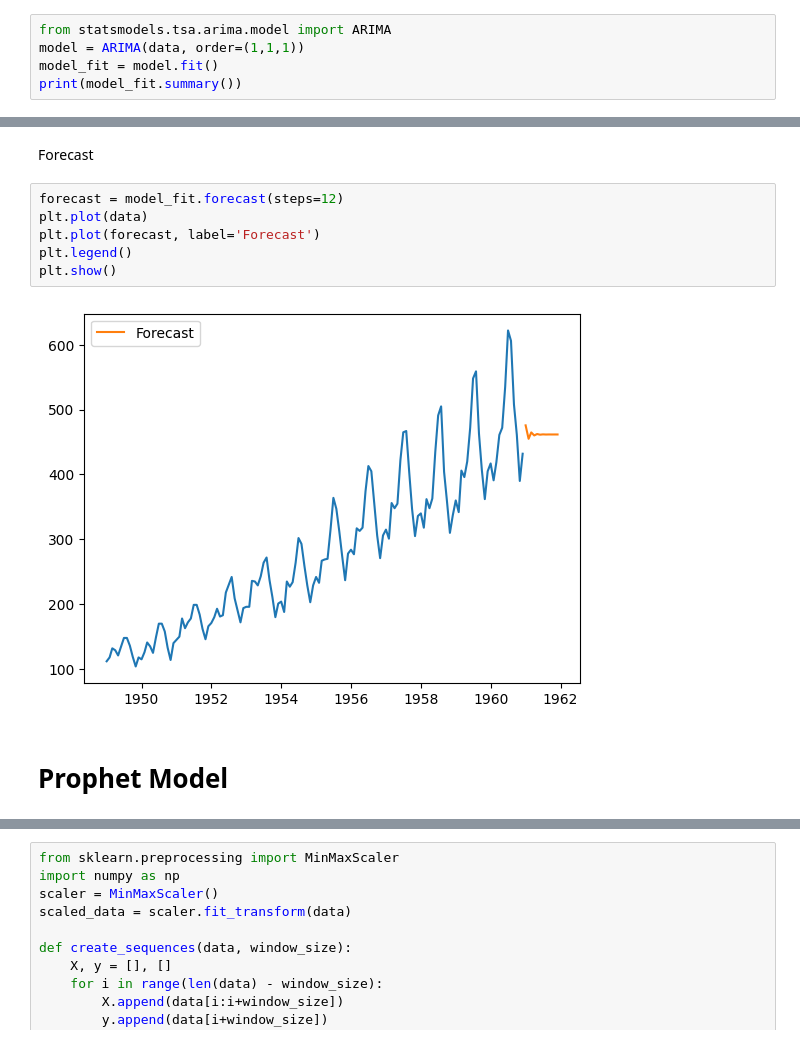
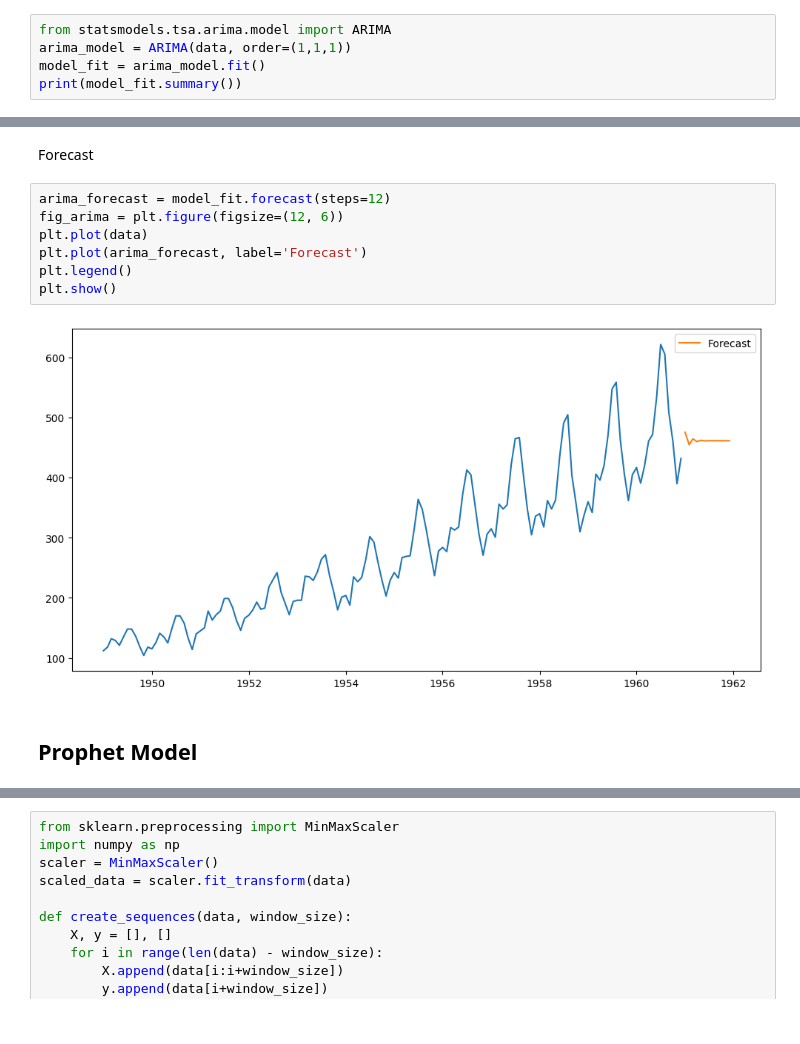
Before and after one commit to monoerea/twt-xnn-mlops, a Jupyter notebook: Exercises/Week 9/week_9_exercise.ipynb, the cells around one changed output, grey strips where cells are left out. Drawn from its saved outputs; the diff is of its cells as text.

```diff
--- a/Exercises/Week 9/week_9_exercise.ipynb
+++ b/Exercises/Week 9/week_9_exercise.ipynb
@@ -94,8 +97,8 @@ plt.show()
 Fit ARIMA model
 # %%
 from statsmodels.tsa.arima.model import ARIMA
-model = ARIMA(data, order=(1,1,1))
-model_fit = model.fit()
+arima_model = ARIMA(data, order=(1,1,1))
+model_fit = arima_model.fit()
 print(model_fit.summary())
 # %% [output]
                                SARIMAX Results
@@ -118,15 +121,16 @@ Warnings:
 # %% [markdown]
 Forecast
 # %%
-forecast = model_fit.forecast(steps=12)
+arima_forecast = model_fit.forecast(steps=12)
+fig_arima = plt.figure(figsize=(12, 6))
 plt.plot(data)
-plt.plot(forecast, label='Forecast')
+plt.plot(arima_forecast, label='Forecast')
 plt.legend()
 plt.show()
 # %% [output]
-[figure, old version]
+[figure, new version]
 # %% [markdown]
-# Prophet Model
+## Prophet Model
 # %%
 from prophet import Prophet
 
```
Also changed, not shown: parts of 17 cells of this notebook.
